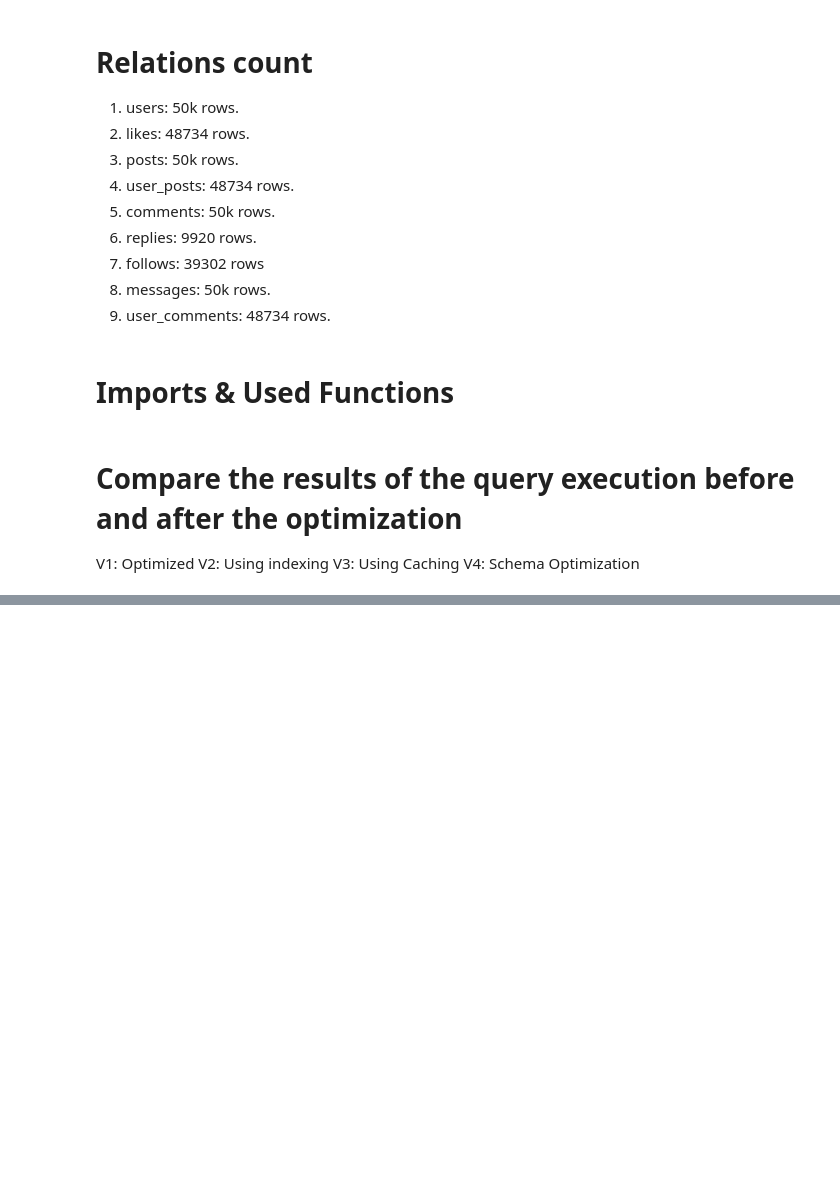
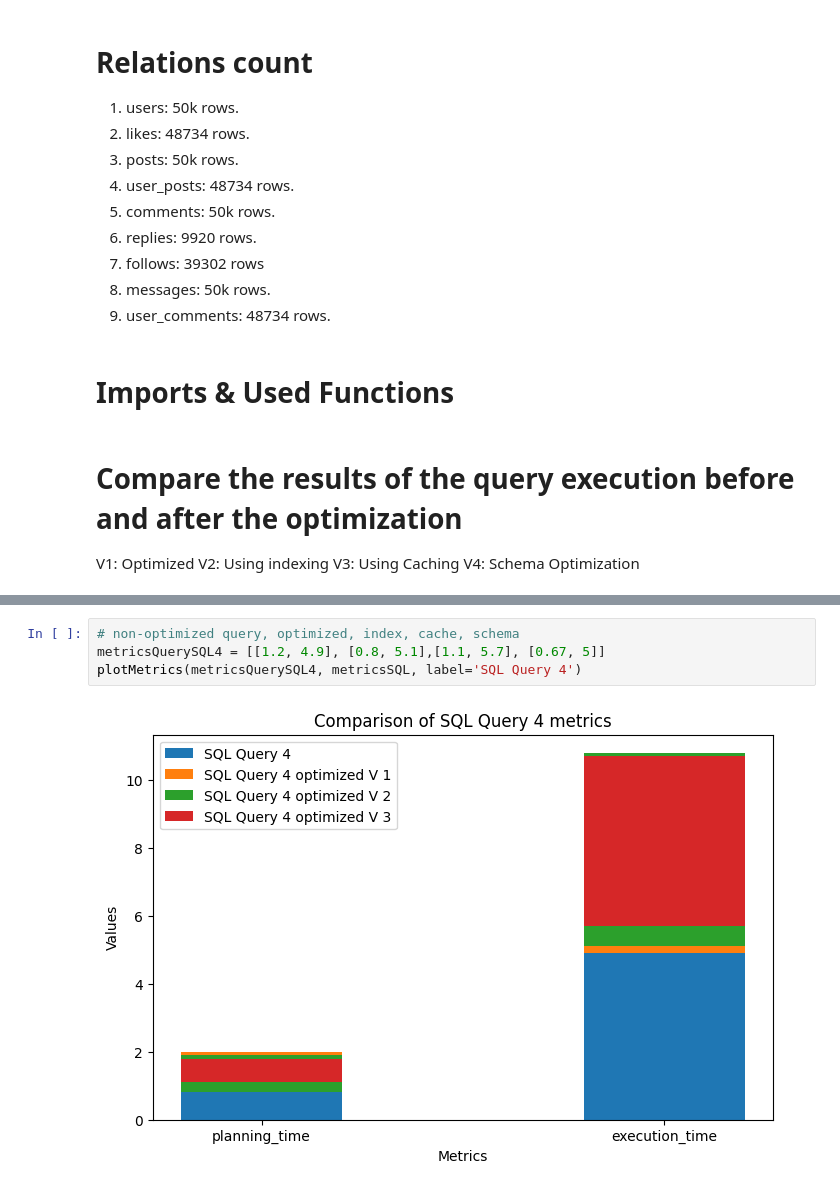
Before and after one commit to Mostafa-wael/Database-Tuning, a Jupyter notebook: results/results.ipynb, the cells around one changed output, grey strips where cells are left out. Cells and saved outputs as stored; diff of their text form; blank space fills up the shorter version.

```diff
--- a/results/results.ipynb
+++ b/results/results.ipynb
@@ -49,0 +56,6 @@ plotMetrics(metricsQuerySQL2, metricsSQL, label='SQL Query 2')
+# %%
+# non-optimized query, optimized, index, cache, schema
+metricsQuerySQL4 = [[1.2, 4.9], [0.8, 5.1],[1.1, 5.7], [0.67, 5]]
+plotMetrics(metricsQuerySQL4, metricsSQL, label='SQL Query 4')
+# %% [output]
+[figure, added]
```
Also changed, not shown: parts of 3 cells of this notebook, 19 other files.
